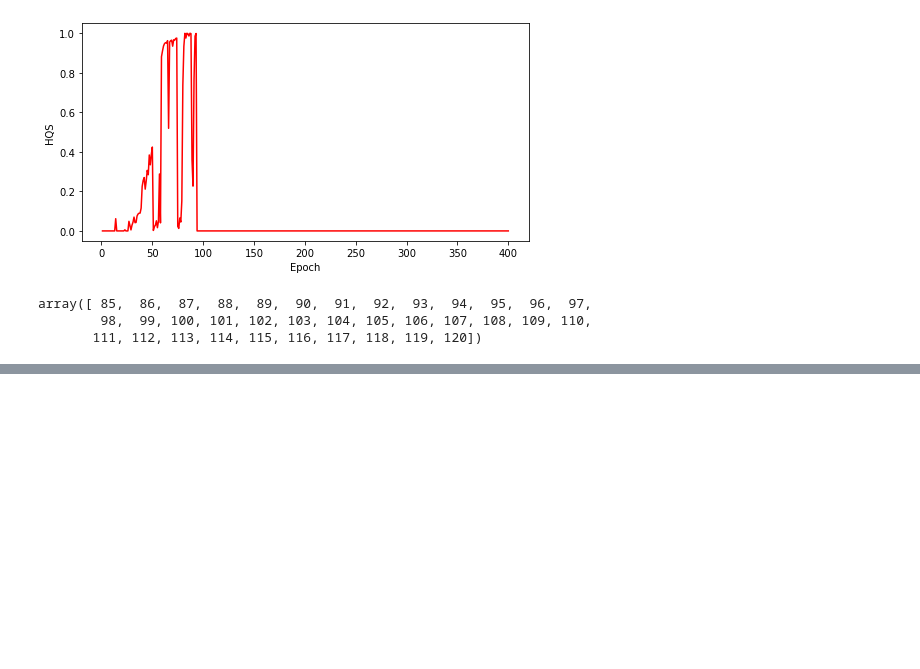
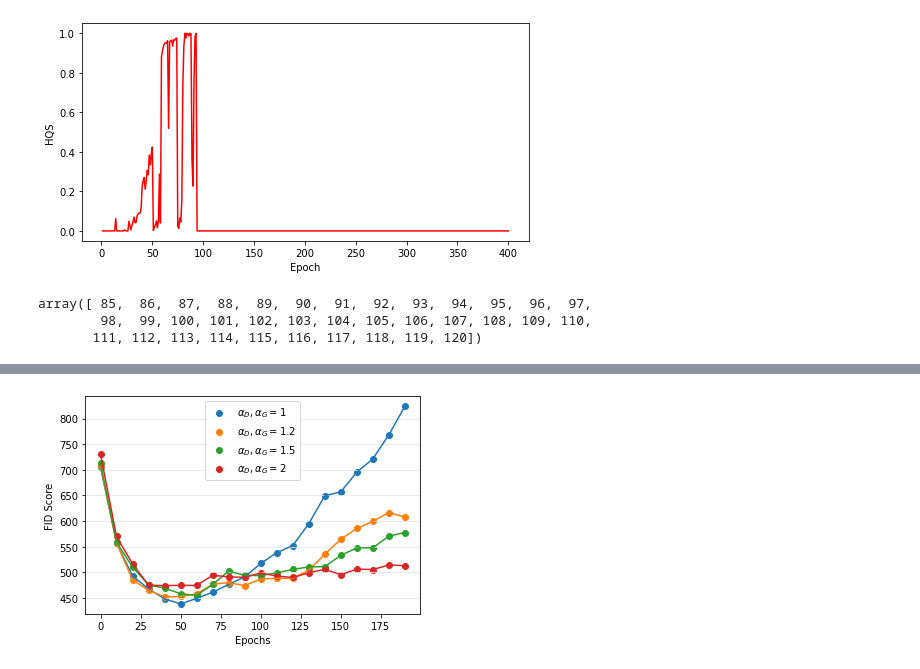
Before and after one commit to SankarLab/AlphaGan-Papers-Results, a Jupyter notebook: metric_processing.ipynb, the cells around one changed output, grey strips where cells are left out. Cells and saved outputs as stored; diff of their text form; code cells hidden in the pictures; blank space fills up the shorter version.

```diff
--- a/metric_processing.ipynb
+++ b/metric_processing.ipynb
@@ -132,0 +255,33 @@ array([ 85,  86,  87,  88,  89,  90,  91,  92,  93,  94,  95,  96,  97,
+# %%
+metric = 'FIDs'
+
+data = []
+
+for i in range(20):
+    df = pd.read_csv('metrics/mnist_metrics_epochs_fid.csv')
+    df[metric] = df[metric].apply(lambda x: eval(x)[i])
+    data.append(list(df.groupby('Setting')[metric].mean()))
+
+data = np.array(data)
+
+epochs = [10*i for i in range(20)]
+
+plt.grid(axis='y', color=(0.9,0.9,0.9))
+
+plt.plot(epochs, data[:,0])
+plt.plot(epochs, data[:,1])
+plt.plot(epochs, data[:,2])
+plt.plot(epochs, data[:,3])
+
+plt.scatter(epochs, data[:,0], label=r'$\alpha_{D}, \alpha_{G} = 1$')
+plt.scatter(epochs, data[:,1], label=r'$\alpha_{D}, \alpha_{G} = 1.2$')
+plt.scatter(epochs, data[:,2], label=r'$\alpha_{D}, \alpha_{G} = 1.5$')
+plt.scatter(epochs, data[:,3], label=r'$\alpha_{D}, \alpha_{G} = 2$')
+
+plt.ylabel('FID Score')
+plt.xlabel('Epochs')
+
+plt.legend()
+plt.show()
+# %% [output]
+[figure, added]
```
Also changed, not shown: parts of 21 cells of this notebook, 19 other files.
